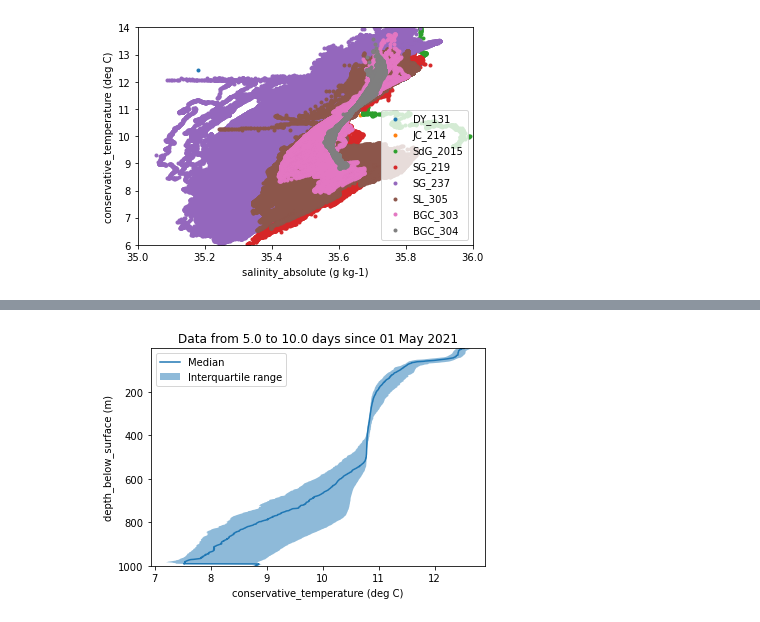
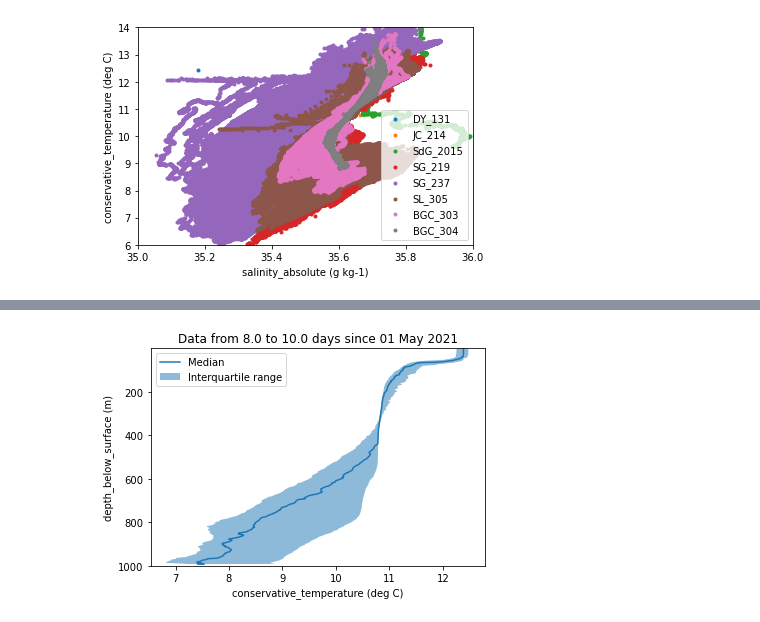
Before and after one commit to zacharykerickson/EXPORTS_analyses, a Jupyter notebook: look_at_data.ipynb, the cells around one changed output, grey strips where cells are left out. Drawn from its saved outputs; the diff is of its cells as text; code cells hidden in the pictures.

```diff
--- a/look_at_data.ipynb
+++ b/look_at_data.ipynb
@@ -71,19 +71,19 @@ plt.title('%s (%s)'%(nc.variables[VAR].longname,nc.variables[VAR].units));
 # %%
 # plot profile envelope for a given variable over a date range
-time_min = 5
+time_min = 8
 time_max = 10
 VAR = 'CT'
 
 inds = (nc.variables['time'][:]>time_min) & (nc.variables['time'][:]<time_max)
 low,median,high = np.nanpercentile(nc.variables[VAR][inds],[25,50,75],axis=0)
 plt.plot(median,nc.variables['depth'][:],label='Median')
 plt.fill_betweenx(nc.variables['depth'][:],low,high,alpha=0.5,label='Interquartile range')
 plt.xlabel('%s (%s)'%(nc.variables[VAR].longname,nc.variables[VAR].units))
 plt.ylabel('%s (%s)'%(nc.variables['depth'].longname,nc.variables['depth'].units))
 plt.ylim(nc.variables['depth'][[-1,0]])
 plt.title('Data from %.1f to %.1f %s'%(time_min,time_max,nc.variables['time'].units));
 plt.legend();
 # %% [output]
-[figure, old version]
+[figure, new version]
 # %%
 nc.close()
```
Also changed, not shown: parts of 2 cells of this notebook, 1 other file.
